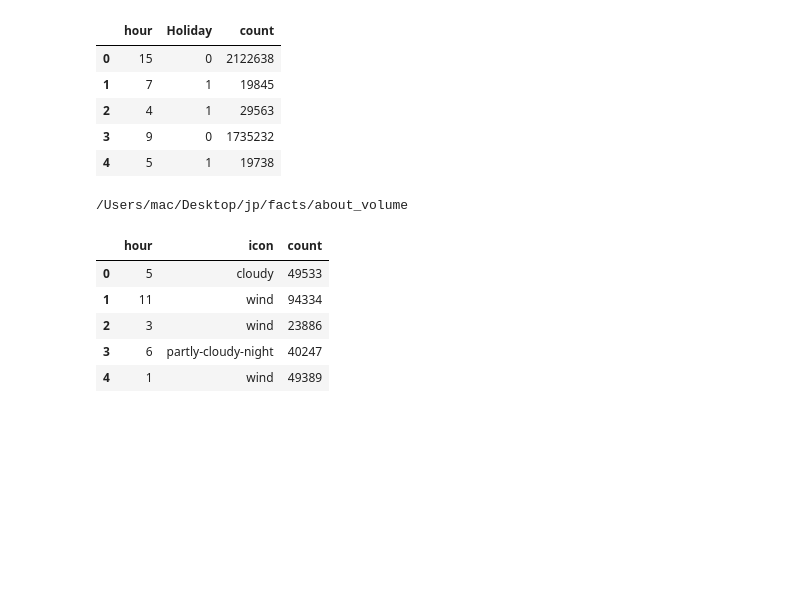
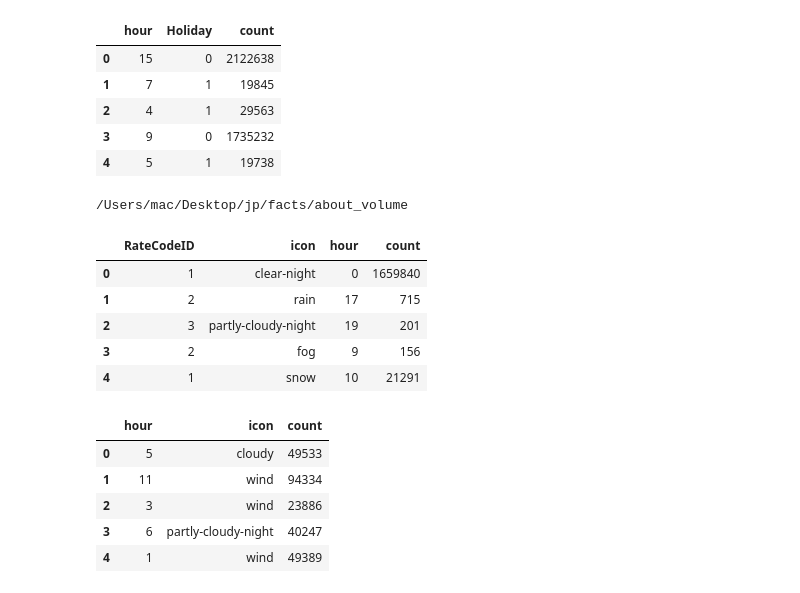
Before and after one commit to MiyainNYC/PySpark-Data-Challenge, a Jupyter notebook: EDA_PySpark.ipynb, the cells around one changed output. Drawn from its saved outputs; the diff is of its cells as text; code cells hidden in the pictures; blank space fills up the shorter version.

```diff
--- a/EDA_PySpark.ipynb
+++ b/EDA_PySpark.ipynb
@@ -184,6 +184,19 @@ count_h_h.head()
 cd about_volume
 # %% [output]
 /Users/mac/Desktop/jp/facts/about_volume
+# %%
+count_R_i_h = merge.groupBy(['RateCodeID','icon','hour']).count()
+count_R_i_h = count_R_i_h.toPandas()
+count_R_i_h.to_csv('count_R_i_h.csv')
+# %%
+count_R_i_h.head()
+# %% [output]
+|  | RateCodeID | icon | hour | count |
+| 0 | 1 | clear-night | 0 | 1659840 |
+| 1 | 2 | rain | 17 | 715 |
+| 2 | 3 | partly-cloudy-night | 19 | 201 |
+| 3 | 2 | fog | 9 | 156 |
+| 4 | 1 | snow | 10 | 21291 |
 # %%
 count_h_i = merge.groupBy(['hour','icon']).count()
 count_h_i = count_h_i.toPandas()
```
